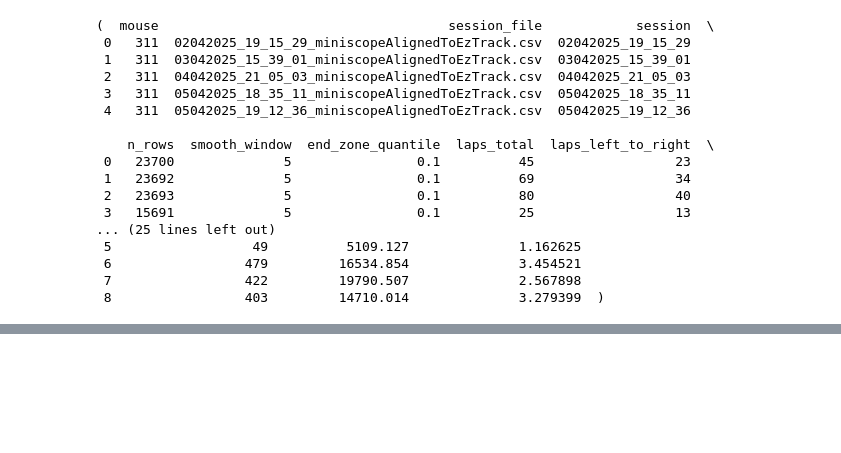
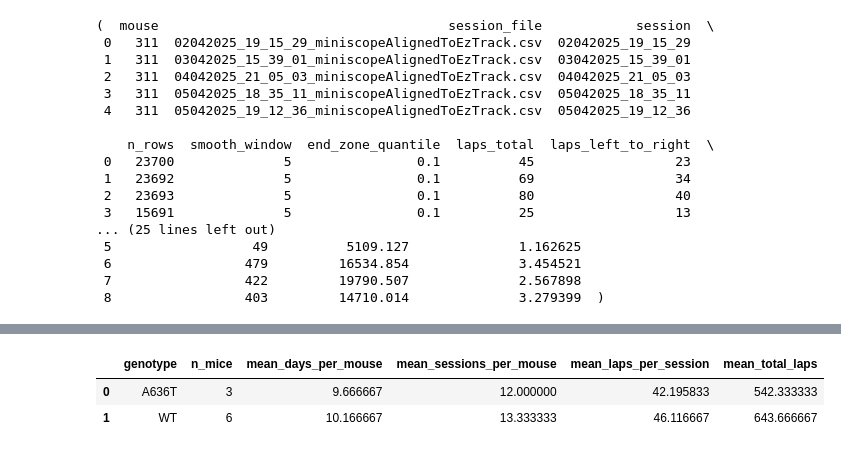
Before and after one commit to marburyvthesea/JJMezTrackAnalysis, a Jupyter notebook: countLapsInLinearTrack.ipynb, the cells around one changed output, grey strips where cells are left out. Drawn from its saved outputs; the diff is of its cells as text; code cells hidden in the pictures; blank space fills up the shorter version.

```diff
--- a/countLapsInLinearTrack.ipynb
+++ b/countLapsInLinearTrack.ipynb
@@ -301,0 +322,18 @@ session_summary_df
+# %%
+group_day_summary_df = (
+    day_summary_df
+    .groupby("genotype", as_index=False)
+    .agg(
+        n_mice=("mouse", "count"),
+        mean_days_per_mouse=("n_days", "mean"),
+        mean_sessions_per_mouse=("n_sessions", "mean"),
+        mean_laps_per_session=("mean_laps_per_session", "mean"),
+        mean_total_laps=("total_laps", "mean"),
+    )
+)
+
+group_day_summary_df
+# %% [output]
+|  | genotype | n_mice | mean_days_per_mouse | mean_sessions_per_mouse | mean_laps_per_session | mean_total_laps |
+| 0 | A636T | 3 | 9.666667 | 12.000000 | 42.195833 | 542.333333 |
+| 1 | WT | 6 | 10.166667 | 13.333333 | 46.116667 | 643.666667 |
```
Also changed, not shown: parts of 3 cells of this notebook, 3 other files.
